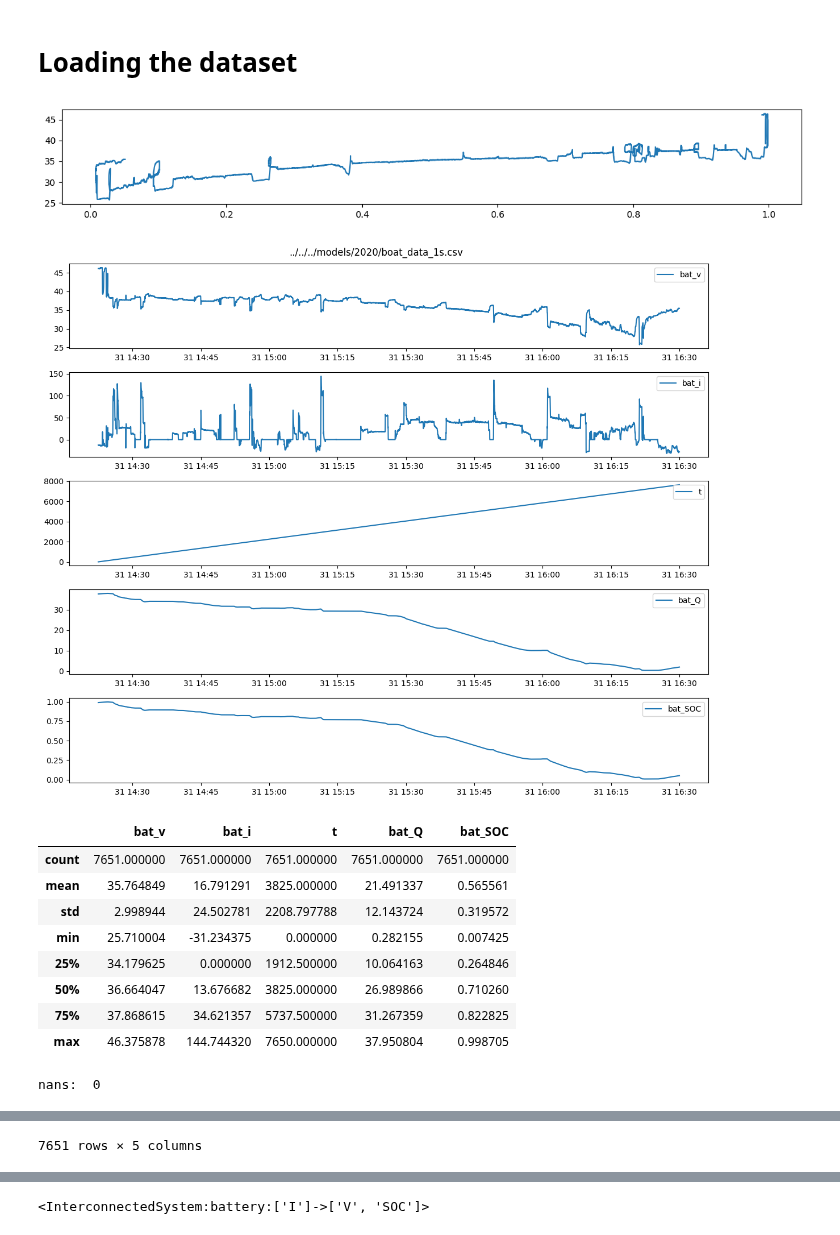
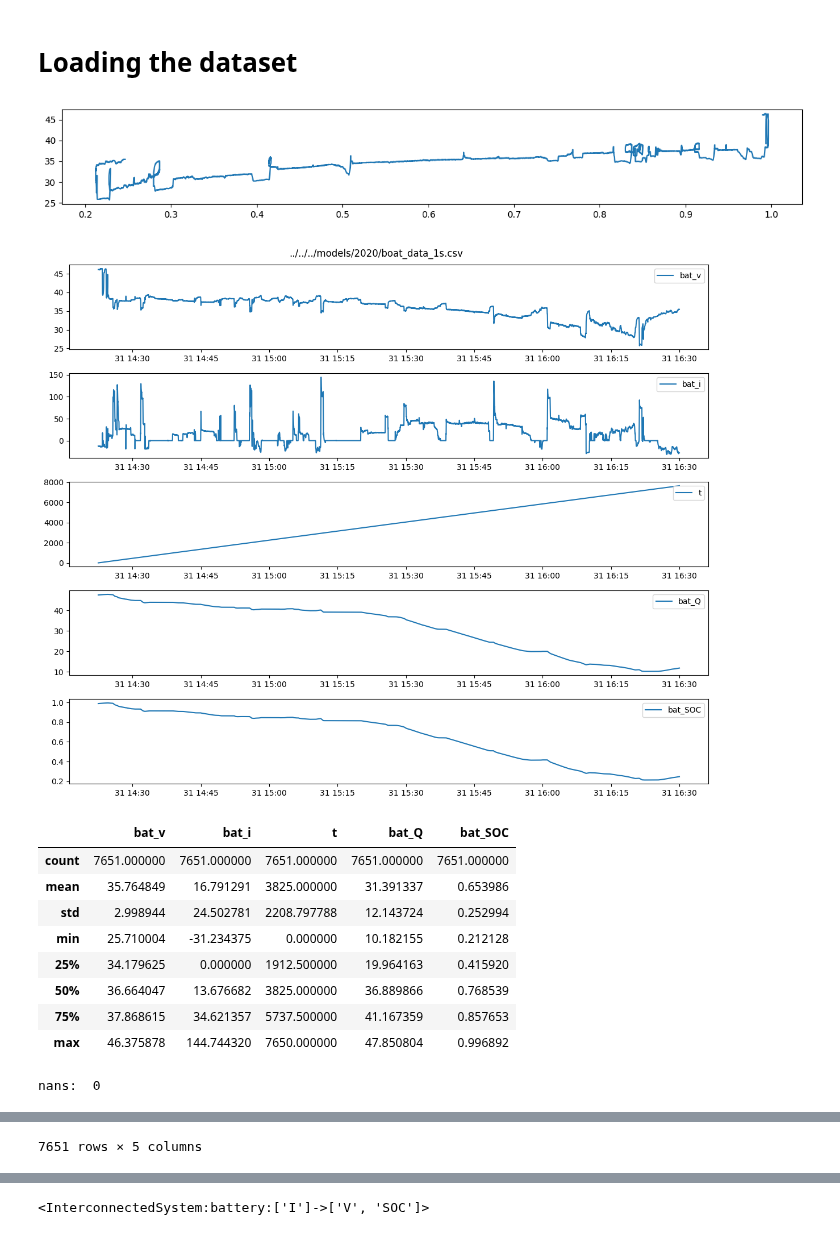
Before and after one commit to joaoantoniocardoso/solarboat_simulator, a Jupyter notebook: models/2020/battery/nonideal_model_continuous_curve_fitting.ipynb, the cells around one changed output, grey strips where cells are left out. Drawn from its saved outputs; the diff is of its cells as text; code cells hidden in the pictures.

```diff
--- a/models/2020/battery/nonideal_model_continuous_curve_fitting.ipynb
+++ b/models/2020/battery/nonideal_model_continuous_curve_fitting.ipynb
@@ -9,6 +9,23 @@ import vaex
 from pytz import timezone
 
 def compute_df_soc(df, nominal_Q, inplace=False):
+    """
+    Compute the State of Charge (SOC) of a battery.
+
+    Parameters:
+        df (pd.DataFrame): DataFrame containing battery data.
+        nominal_Q (float): Nominal capacity of the battery in Ampere-hours (Ah).
+        inplace (bool, optional): If True, the SOC values are added to the input DataFrame `df`.
+                                  Default is False.
+
+    Returns:
+        np.ndarray: Array containing the computed SOC values as a fraction of the nominal capacity.
+
+    Notes:
+        - The input DataFrame `df` is expected to contain a column named 'bat_Q' representing the battery charge.
+        - The output SOC values are dimensionless fractions representing the battery's charge level relative to its nominal capacity.
+        - If `inplace` is True, the computed SOC values are added as a new column 'bat_SOC' to the input DataFrame `df`.
+    """
     SOC = df['bat_Q'].to_numpy() / nominal_Q
 
     if inplace:
@@ -16,8 +33,27 @@ def compute_df_soc(df, nominal_Q, inplace=False):
     return SOC
 
 def compute_df_capacity(df, nominal_Q, initial_SOC, inplace=False):
-    seconds_in_one_hour = 3600.0
-    Q = (nominal_Q * initial_SOC) - cumtrapz(df['bat_i'], df['t'], initial=0) / seconds_in_one_hour  # units: Amper-hour
+    """
+    Compute the capacity of a battery based on cumulative integration of current over time.
+
+    Parameters:
+        df (pd.DataFrame): DataFrame containing battery data.
+        nominal_Q (float): Nominal capacity of the battery in Ampere-hours (Ah).
+        initial_SOC (float): Initial State of Charge (SOC) as a fraction of the nominal capacity.
+        inplace (bool, optional): If True, the computed capacity values are added to the input DataFrame `df`.
+                                  Default is False.
+
+    Returns:
+        np.ndarray: Array containing the computed capacity values in Ampere-hours (Ah).
+
+    Notes:
+        - The input DataFrame `df` is expected to contain columns 'bat_i' for battery current and 't' for time.
+        - The output capacity values represent the remaining battery capacity after cumulative integration of current over time.
+        - The input parameter `initial_SOC` is a dimensionless fraction representing the initial battery charge relative to its nominal capacity.
+        - If `inplace` is True, the computed capacity values are added as a new column 'bat_Q' to the input DataFrame `df`.
+    """
+    time_hours = df['t'] / 3600.0  # Converts time in seconds to time in hours
+    Q = (nominal_Q * initial_SOC) - cumtrapz(df['bat_i'], time_hours, initial=0)  # units: Amper-hour
 
     if inplace:
         df['bat_Q'] = Q
@@ -42,7 +78,7 @@ def load_df(filename, start, end, nominal_Q, initial_SOC, resample_rule='1s', re
 
     return df
 
-cell_amps_hour = 38
+cell_amps_hour = 48
 series_cells = 3
 parallel_cells = 1
 cell_voltage = 12
@@ -61,44 +97,44 @@ end = pd.Timestamp(
 ).tz_convert(None)
 
 filename = "../../../models/2020/boat_data_1s.csv"
 rename_columns = {
     'Battery Pack Voltage': 'bat_v',
     'Battery Current': 'bat_i',
 }
 df = load_df(filename, start, end, resample_rule='1s', rename_columns=rename_columns, nominal_Q=nominal_Q, initial_SOC=initial_SOC)
 
 plt.figure(figsize=(12, 2))
 plt.plot(df['bat_SOC'], df['bat_v'])
 plt.tight_layout()
 plt.show()
 
 fig, ax = plt.subplots(len(df.columns), figsize=(12,10))
 for k, col in enumerate(df.columns):
     ax[k].plot(df.index, df[col], label=col)
     ax[k].legend(loc=1)
 
 plt.suptitle(filename)
 plt.tight_layout()
 plt.show()
 
 display(df.describe())
 
 # Check for nans in the data
 print('nans: ', df.isna().sum().sum())
 
 df
 # %% [output]
-[figure, old version]
+[figure, new version]
-[figure, old version]
+[figure, new version]
 |  | bat_v | bat_i | t | bat_Q | bat_SOC |
 | count | 7651.000000 | 7651.000000 | 7651.000000 | 7651.000000 | 7651.000000 |
-| mean | 35.764849 | 16.791291 | 3825.000000 | 21.491337 | 0.565561 |
-| std | 2.998944 | 24.502781 | 2208.797788 | 12.143724 | 0.319572 |
-| min | 25.710004 | -31.234375 | 0.000000 | 0.282155 | 0.007425 |
-| 25% | 34.179625 | 0.000000 | 1912.500000 | 10.064163 | 0.264846 |
-| 50% | 36.664047 | 13.676682 | 3825.000000 | 26.989866 | 0.710260 |
-| 75% | 37.868615 | 34.621357 | 5737.500000 | 31.267359 | 0.822825 |
-| max | 46.375878 | 144.744320 | 7650.000000 | 37.950804 | 0.998705 |
+| mean | 35.764849 | 16.791291 | 3825.000000 | 31.391337 | 0.653986 |
+| std | 2.998944 | 24.502781 | 2208.797788 | 12.143724 | 0.252994 |
+| min | 25.710004 | -31.234375 | 0.000000 | 10.182155 | 0.212128 |
+| 25% | 34.179625 | 0.000000 | 1912.500000 | 19.964163 | 0.415920 |
+| 50% | 36.664047 | 13.676682 | 3825.000000 | 36.889866 | 0.768539 |
+| 75% | 37.868615 | 34.621357 | 5737.500000 | 41.167359 | 0.857653 |
+| max | 46.375878 | 144.744320 | 7650.000000 | 47.850804 | 0.996892 |
 nans:  0
 |  | bat_v | bat_i | t | bat_Q | bat_SOC |
 | timestamp |  |  |  |  |  |
```
Also changed, not shown: parts of 12 cells of this notebook, 13 other files.
